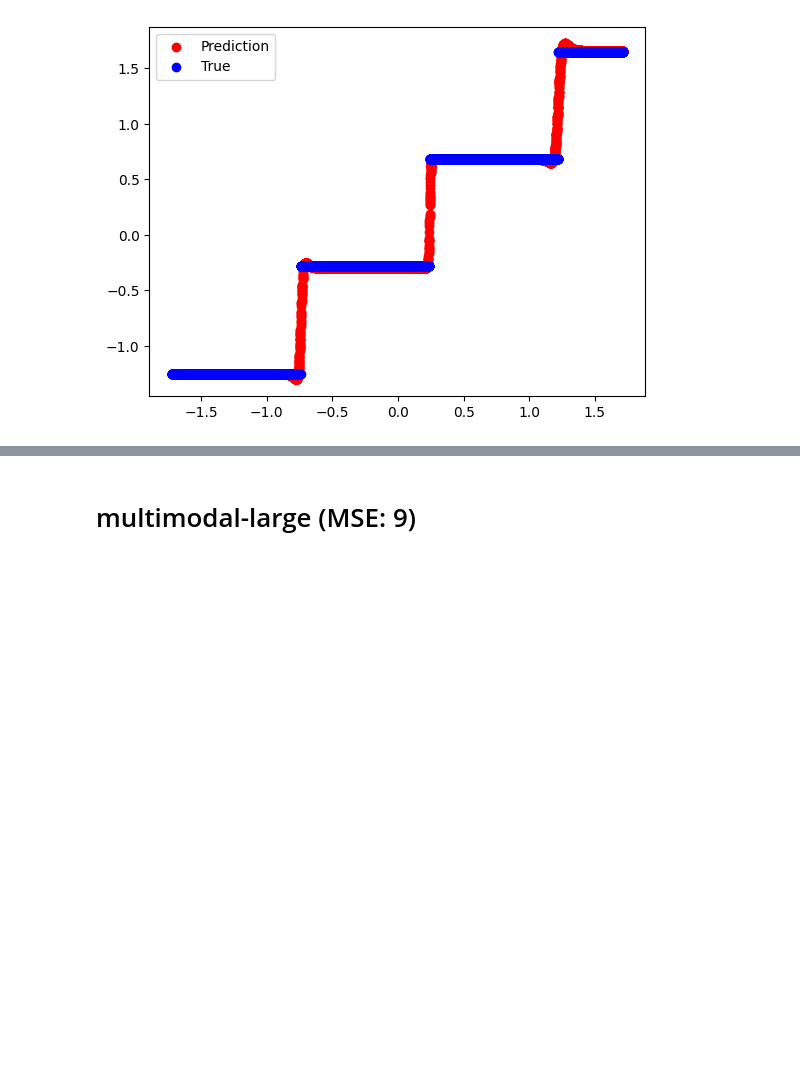
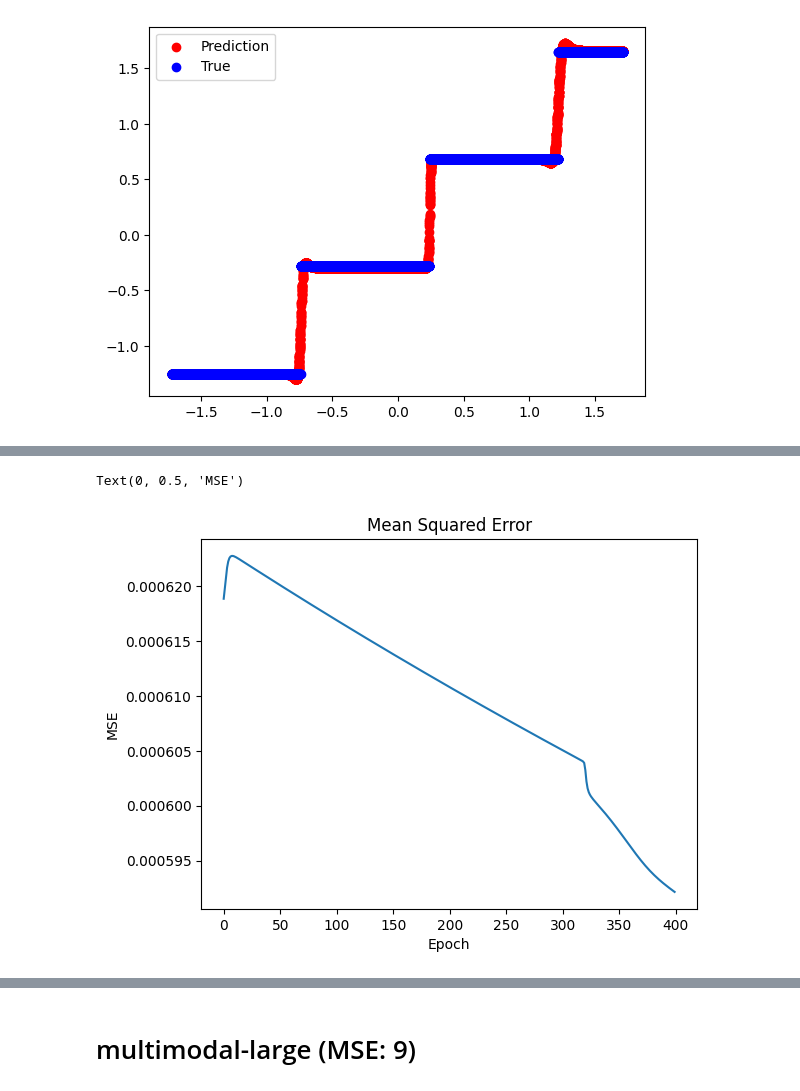
Before and after one commit to nizwant/methods_of_computational_intelligence, a Jupyter notebook: NeuralNetworks/NN3.ipynb, the cells around one changed output, grey strips where cells are left out. Cells and saved outputs as stored; diff of their text form; code cells hidden in the pictures; blank space fills up the shorter version.

```diff
--- a/NeuralNetworks/NN3.ipynb
+++ b/NeuralNetworks/NN3.ipynb
@@ -156,0 +159,11 @@ neural.mean_squared_error(steps_large_train["x"], steps_large_train["y"]) * std[
+# %%
+# neural = nn.NeuralNetwork([10, 10], 1, 1)
+mse, mse_after_epoch = neural.adam(
+    steps_large_train["x"],
+    steps_large_train["y"],
+    learning_rate=0.001,
+    batch_size=20,
+    max_num_epoch=400,
+    silent=True,
+)
+neural.mean_squared_error(steps_large_test["x"], steps_large_test["y"]) * std["y"] ** 2
@@ -156,0 +185,8 @@ neural.mean_squared_error(steps_large_train["x"], steps_large_train["y"]) * std[
+# %%
+plt.plot(mse_after_epoch)
+plt.title("Mean Squared Error")
+plt.xlabel("Epoch")
+plt.ylabel("MSE")
+# %% [output]
+Text(0, 0.5, 'MSE')
+[figure, added]
```
Also changed, not shown: parts of 6 cells of this notebook, 1 other file.
